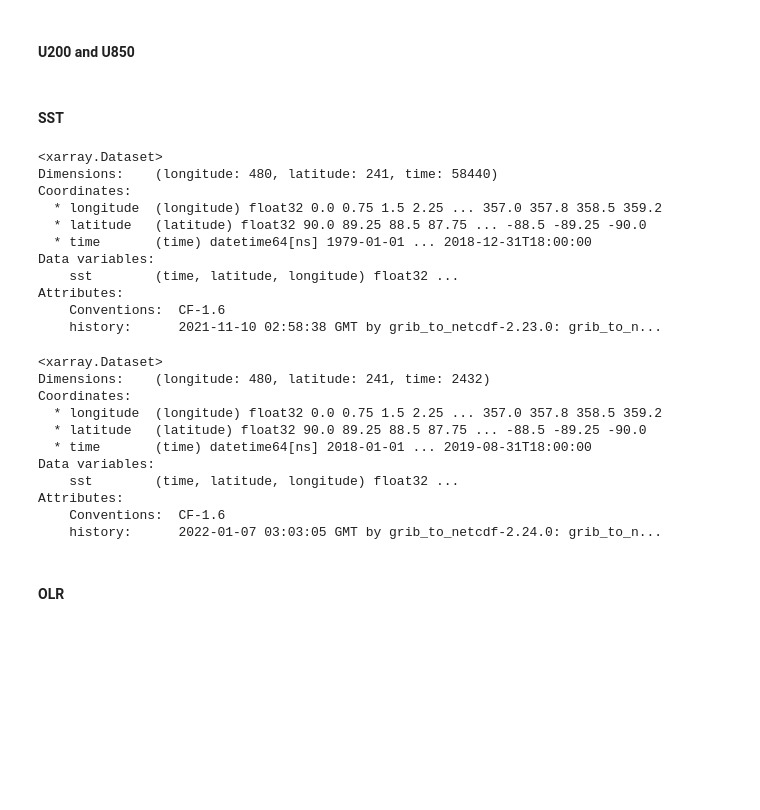
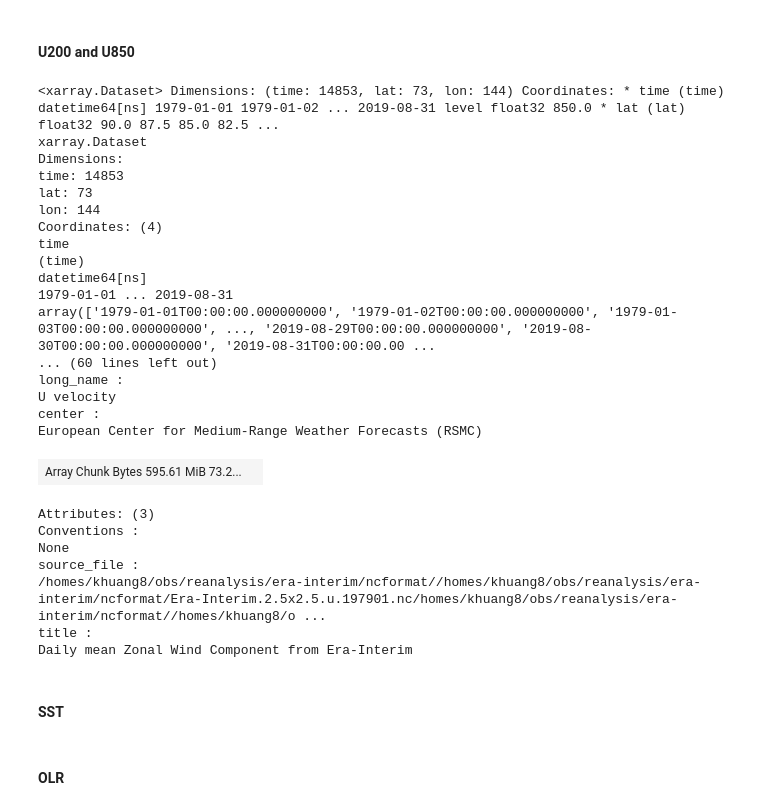
Before and after one commit to kpegion/ml-precip, a Jupyter notebook: src/prep_data_fields.ipynb, the cells around one changed output. Cells and saved outputs as stored; diff of their text form; code cells hidden in the pictures; blank space fills up the shorter version.

```diff
--- a/src/prep_data_fields.ipynb
+++ b/src/prep_data_fields.ipynb
@@ -60,10 +60,19 @@ Attributes: (0)
 # %% [markdown]
 #### Filenames
 # %%
-zfiles='/shared/ccsm4/khuang/obs/era-interim/era-interim.daily.geoheight.*.nc'
-ufiles='/shared/ccsm4/khuang/obs/era-interim/era-interim.daily.u.*.nc'
+zfiles1='/shared/ccsm4/khuang/obs/era-interim/era-interim.daily.geoheight.19*.nc'
+zfiles2='/shared/ccsm4/khuang/obs/era-interim/era-interim.daily.geoheight.2000s.nc'
+zfiles3='/shared/ccsm4/khuang/obs/era-interim/era-interim.daily.geoheight.2010s.nc'
+zfiles4='/shared/ccsm4/khuang/obs/era-interim/era-interim.daily.geoheight.2019s.nc'
+
+ufiles1='/shared/ccsm4/khuang/obs/era-interim/era-interim.daily.u.19*.nc'
+ufiles2='/shared/ccsm4/khuang/obs/era-interim/era-interim.daily.u.2000s.nc'
+ufiles3='/shared/ccsm4/khuang/obs/era-interim/era-interim.daily.u.2010s.nc'
+ufiles4='/shared/ccsm4/khuang/obs/era-interim/era-interim.daily.u.2019s.nc'
+
 tfile1='/shared/ccsm4/khuang/obs/era-interim/era-interim.daily.sea.surface.temperature.0.75.x.0.75.1979-2018.nc'
 tfile2='/shared/ccsm4/khuang/obs/era-interim/era-interim.daily.sea.surface.temperature.0.75.x.0.75.2019s.nc'
+
 olrfiles1='/shared/ccsm4/khuang/obs/era-interim/era-interim.daily.top.net.thermal.radiation.19*s.nc'
 olrfiles2='/shared/ccsm4/khuang/obs/era-interim/era-interim.daily.top.net.thermal.radiation.20*s.nc'
 # %% [markdown]
@@ -79,36 +98,38 @@ ds_u=xr.open_mfdataset(ufiles,combine='by_coords')
 ds_u200=ds_u.sel(level=200).rename({'u':'u200'})
 ds_u850=ds_u.sel(level=850).rename({'u':'u850'})
 ds_u250=ds_u.sel(level=250).rename({'u':'u250'})
+# %%
+ds_u850
+# %% [output]
+<xarray.Dataset> Dimensions: (time: 14853, lat: 73, lon: 144) Coordinates: * time (time) datetime64[ns] 1979-01-01 1979-01-02 ... 2019-08-31 level float32 850.0 * lat (lat) float32 90.0 87.5 85.0 82.5 ...
+xarray.Dataset
+Dimensions:
+time: 14853
+lat: 73
+lon: 144
+Coordinates: (4)
+time
+(time)
+datetime64[ns]
+1979-01-01 ... 2019-08-31
+array(['1979-01-01T00:00:00.000000000', '1979-01-02T00:00:00.000000000', '1979-01-03T00:00:00.000000000', ..., '2019-08-29T00:00:00.000000000', '2019-08-30T00:00:00.000000000', '2019-08-31T00:00:00.00 ...
+... (60 lines left out)
+long_name :
+U velocity
+center :
+European Center for Medium-Range Weather Forecasts (RSMC)
+| Array Chunk Bytes 595.61 MiB 73.2... |  |
+Attributes: (3)
+Conventions :
+None
+source_file :
+/homes/khuang8/obs/reanalysis/era-interim/ncformat//homes/khuang8/obs/reanalysis/era-interim/ncformat/Era-Interim.2.5x2.5.u.197901.nc/homes/khuang8/obs/reanalysis/era-interim/ncformat//homes/khuang8/o ...
+title :
+Daily mean Zonal Wind Component from Era-Interim
 # %% [markdown]
 #### SST
 # %%
 ds_sst1=xr.open_dataset(tfile1)
 ds_sst2=xr.open_dataset(tfile2)
-# %%
-ds_sst1
-# %% [output]
-<xarray.Dataset>
-Dimensions:    (longitude: 480, latitude: 241, time: 58440)
-Coordinates:
-  * longitude  (longitude) float32 0.0 0.75 1.5 2.25 ... 357.0 357.8 358.5 359.2
-  * latitude   (latitude) float32 90.0 89.25 88.5 87.75 ... -88.5 -89.25 -90.0
-  * time       (time) datetime64[ns] 1979-01-01 ... 2018-12-31T18:00:00
-Data variables:
-    sst        (time, latitude, longitude) float32 ...
-Attributes:
-    Conventions:  CF-1.6
-    history:      2021-11-10 02:58:38 GMT by grib_to_netcdf-2.23.0: grib_to_n...
 # %%
-ds_sst2
+ds_sst2=ds_sst2.sel(time=slice('2019-01-01','2019-09-01'))
-# %% [output]
-<xarray.Dataset>
-Dimensions:    (longitude: 480, latitude: 241, time: 2432)
-Coordinates:
-  * longitude  (longitude) float32 0.0 0.75 1.5 2.25 ... 357.0 357.8 358.5 359.2
-  * latitude   (latitude) float32 90.0 89.25 88.5 87.75 ... -88.5 -89.25 -90.0
-  * time       (time) datetime64[ns] 2018-01-01 ... 2019-08-31T18:00:00
-Data variables:
-    sst        (time, latitude, longitude) float32 ...
-Attributes:
-    Conventions:  CF-1.6
-    history:      2022-01-07 03:03:05 GMT by grib_to_netcdf-2.24.0: grib_to_n...
```
Also changed, not shown: parts of 16 cells of this notebook, 27 other files.
